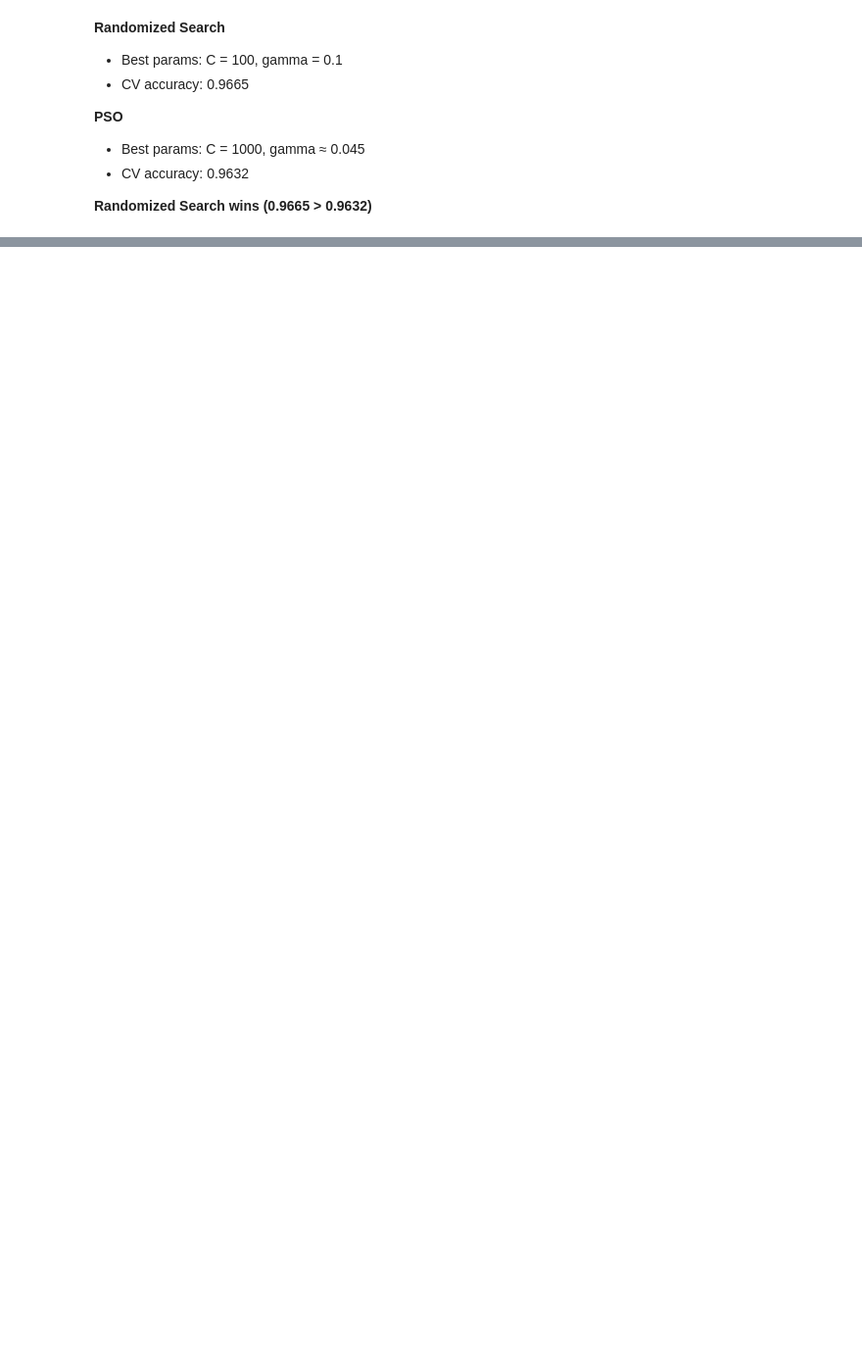
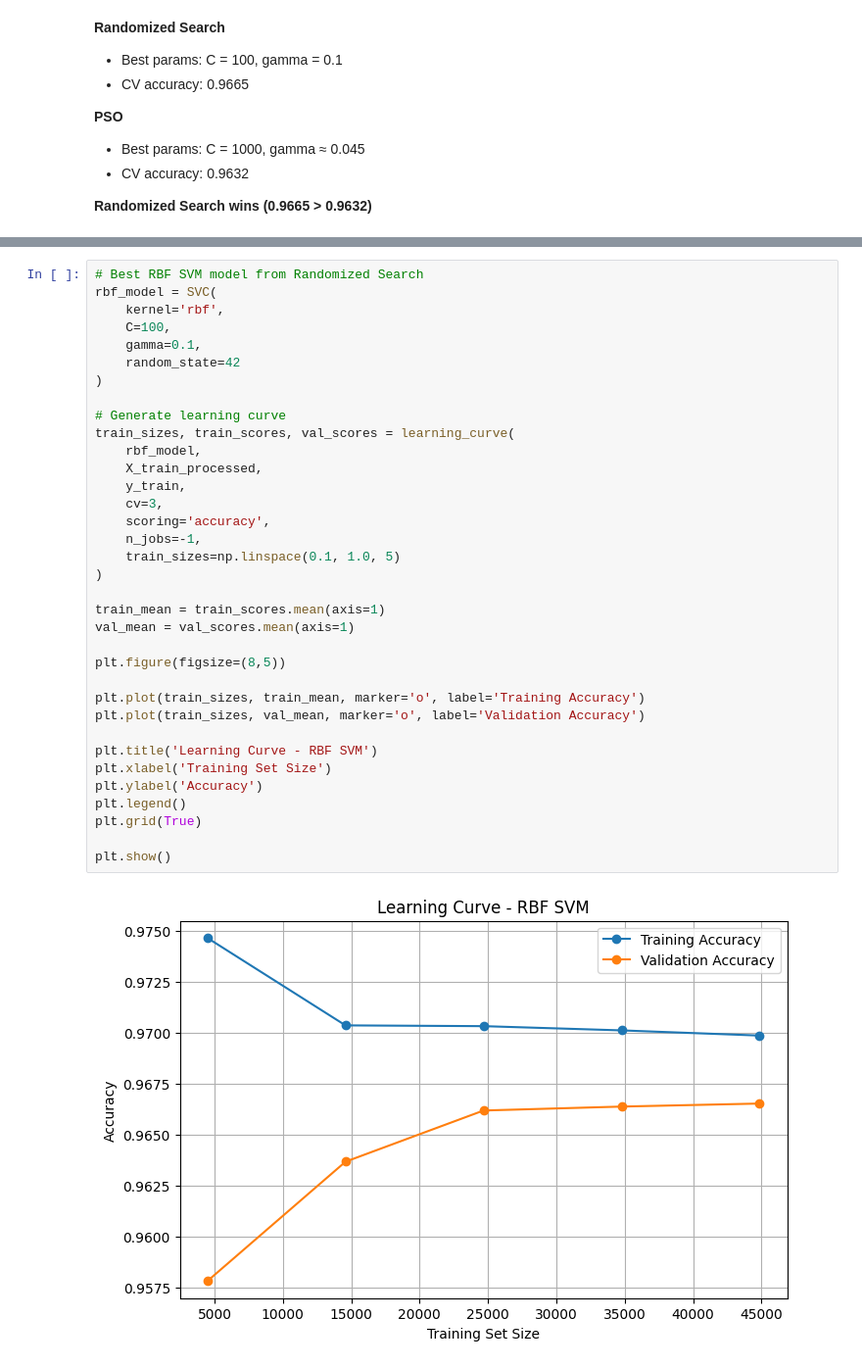
Before and after one commit to mohamedelziat50/Diabetes-Disease-Classification-MIU, a Jupyter notebook: Diabetes_Classification.ipynb, the cells around one changed output, grey strips where cells are left out. Shown at 98% size. Saved outputs shown, nothing was run; the diff lists cells and outputs as text; blank space fills up the shorter version.

Commit message:
Training SVM models, Linear and with kernel (RBF)

```diff
--- a/Diabetes_Classification.ipynb
+++ b/Diabetes_Classification.ipynb
@@ -1212,0 +1229,37 @@ print(random_search.best_score_)
+# %%
+# Best RBF SVM model from Randomized Search
+rbf_model = SVC(
+    kernel='rbf',
+    C=100,
+    gamma=0.1,
+    random_state=42
+)
+
+# Generate learning curve
+train_sizes, train_scores, val_scores = learning_curve(
+    rbf_model,
+    X_train_processed,
+    y_train,
+    cv=3,
+    scoring='accuracy',
+    n_jobs=-1,
+    train_sizes=np.linspace(0.1, 1.0, 5)
+)
+
+train_mean = train_scores.mean(axis=1)
+val_mean = val_scores.mean(axis=1)
+
+plt.figure(figsize=(8,5))
+
+plt.plot(train_sizes, train_mean, marker='o', label='Training Accuracy')
+plt.plot(train_sizes, val_mean, marker='o', label='Validation Accuracy')
+
+plt.title('Learning Curve - RBF SVM')
+plt.xlabel('Training Set Size')
+plt.ylabel('Accuracy')
+plt.legend()
+plt.grid(True)
+
+plt.show()
+# %% [output]
+[figure, added]
```
Also changed, not shown: parts of 9 cells of this notebook.
